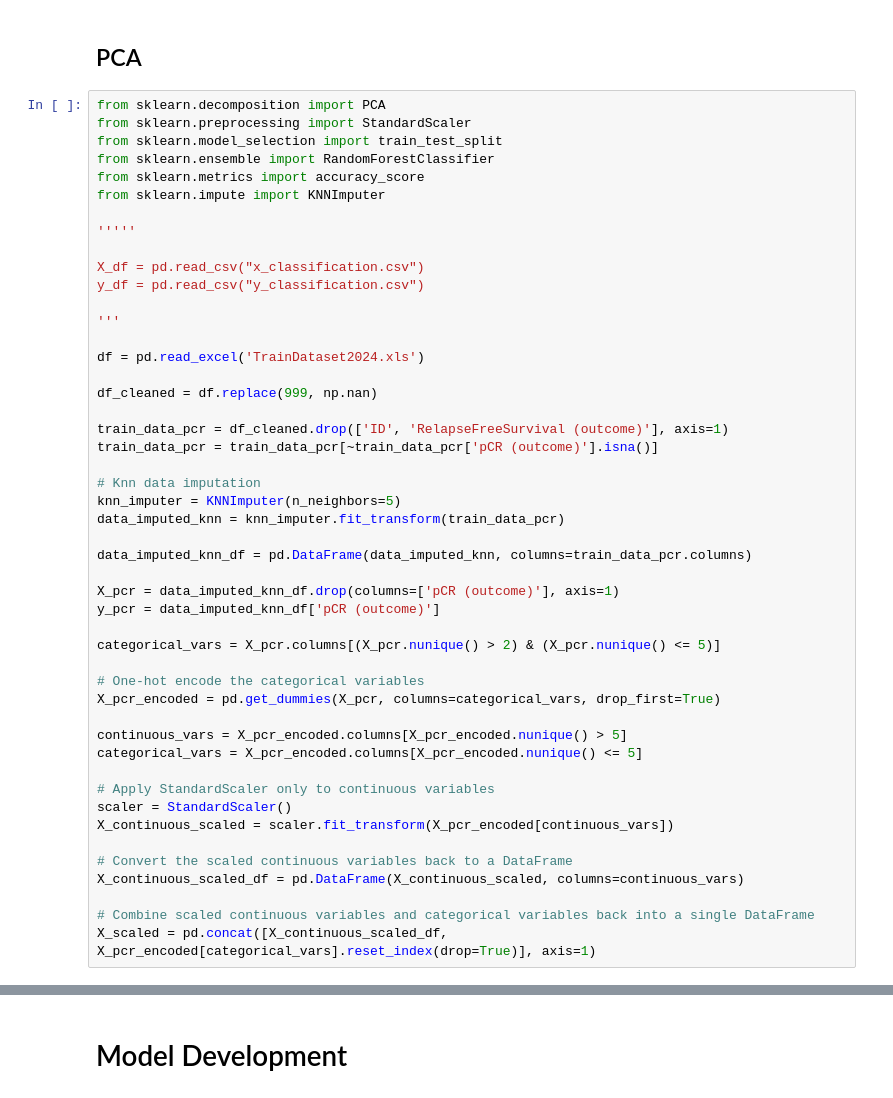
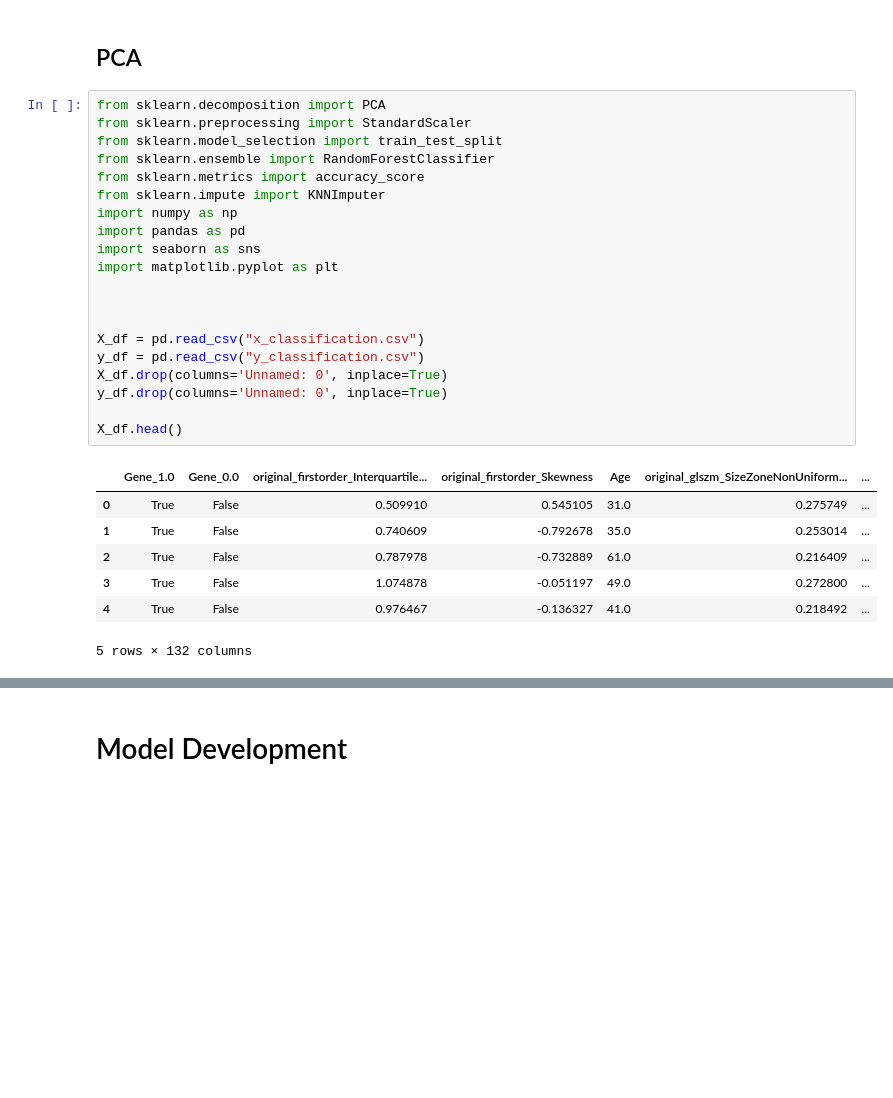
Before and after one commit to KRooL4E/ML_CW2, a Jupyter notebook: PCR_Method_Dev.ipynb, the cells around one changed output, grey strips where cells are left out. Cells and saved outputs as stored; diff of their text form; blank space fills up the shorter version.

```diff
--- a/PCR_Method_Dev.ipynb
+++ b/PCR_Method_Dev.ipynb
@@ -11,50 +5,30 @@ import matplotlib.pyplot as plt
 # %% [markdown]
 ## PCA
-# %%
-from sklearn.decomposition import PCA
-from sklearn.preprocessing import StandardScaler
-from sklearn.model_selection import train_test_split
-from sklearn.ensemble import RandomForestClassifier
-from sklearn.metrics import accuracy_score
-from sklearn.impute import KNNImputer
-
-'''''
-
-X_df = pd.read_csv("x_classification.csv")
-y_df = pd.read_csv("y_classification.csv")
-
-'''
-
-df = pd.read_excel('TrainDataset2024.xls')
-
-df_cleaned = df.replace(999, np.nan)
-
-train_data_pcr = df_cleaned.drop(['ID', 'RelapseFreeSurvival (outcome)'], axis=1)
-train_data_pcr = train_data_pcr[~train_data_pcr['pCR (outcome)'].isna()]
-
-# Knn data imputation
-knn_imputer = KNNImputer(n_neighbors=5)
-data_imputed_knn = knn_imputer.fit_transform(train_data_pcr)
-
-data_imputed_knn_df = pd.DataFrame(data_imputed_knn, columns=train_data_pcr.columns)
-
-X_pcr = data_imputed_knn_df.drop(columns=['pCR (outcome)'], axis=1)
-y_pcr = data_imputed_knn_df['pCR (outcome)']
-
-categorical_vars = X_pcr.columns[(X_pcr.nunique() > 2) & (X_pcr.nunique() <= 5)]
-
-# One-hot encode the categorical variables
-X_pcr_encoded = pd.get_dummies(X_pcr, columns=categorical_vars, drop_first=True)
-
-continuous_vars = X_pcr_encoded.columns[X_pcr_encoded.nunique() > 5]
-categorical_vars = X_pcr_encoded.columns[X_pcr_encoded.nunique() <= 5]
-
-# Apply StandardScaler only to continuous variables
-scaler = StandardScaler()
-X_continuous_scaled = scaler.fit_transform(X_pcr_encoded[continuous_vars])
-
-# Convert the scaled continuous variables back to a DataFrame
-X_continuous_scaled_df = pd.DataFrame(X_continuous_scaled, columns=continuous_vars)
-
-# Combine scaled continuous variables and categorical variables back into a single DataFrame
-X_scaled = pd.concat([X_continuous_scaled_df, X_pcr_encoded[categorical_vars].reset_index(drop=True)], axis=1)
+# %%
+from sklearn.decomposition import PCA
+from sklearn.preprocessing import StandardScaler
+from sklearn.model_selection import train_test_split
+from sklearn.ensemble import RandomForestClassifier
+from sklearn.metrics import accuracy_score
+from sklearn.impute import KNNImputer
+import numpy as np
+import pandas as pd
+import seaborn as sns
+import matplotlib.pyplot as plt
+
+
+
+X_df = pd.read_csv("x_classification.csv")
+y_df = pd.read_csv("y_classification.csv")
+X_df.drop(columns='Unnamed: 0', inplace=True)
+y_df.drop(columns='Unnamed: 0', inplace=True)
+
+X_df.head()
+# %% [output]
+|  | Gene_1.0 | Gene_0.0 | original_firstorder_Interquartile... | original_firstorder_Skewness | Age | original_glszm_SizeZoneNonUniform... | ... |
+| 0 | True | False | 0.509910 | 0.545105 | 31.0 | 0.275749 | ... |
+| 1 | True | False | 0.740609 | -0.792678 | 35.0 | 0.253014 | ... |
+| 2 | True | False | 0.787978 | -0.732889 | 61.0 | 0.216409 | ... |
+| 3 | True | False | 1.074878 | -0.051197 | 49.0 | 0.272800 | ... |
+| 4 | True | False | 0.976467 | -0.136327 | 41.0 | 0.218492 | ... |
+5 rows × 132 columns
```
Also changed, not shown: parts of 12 cells of this notebook.
